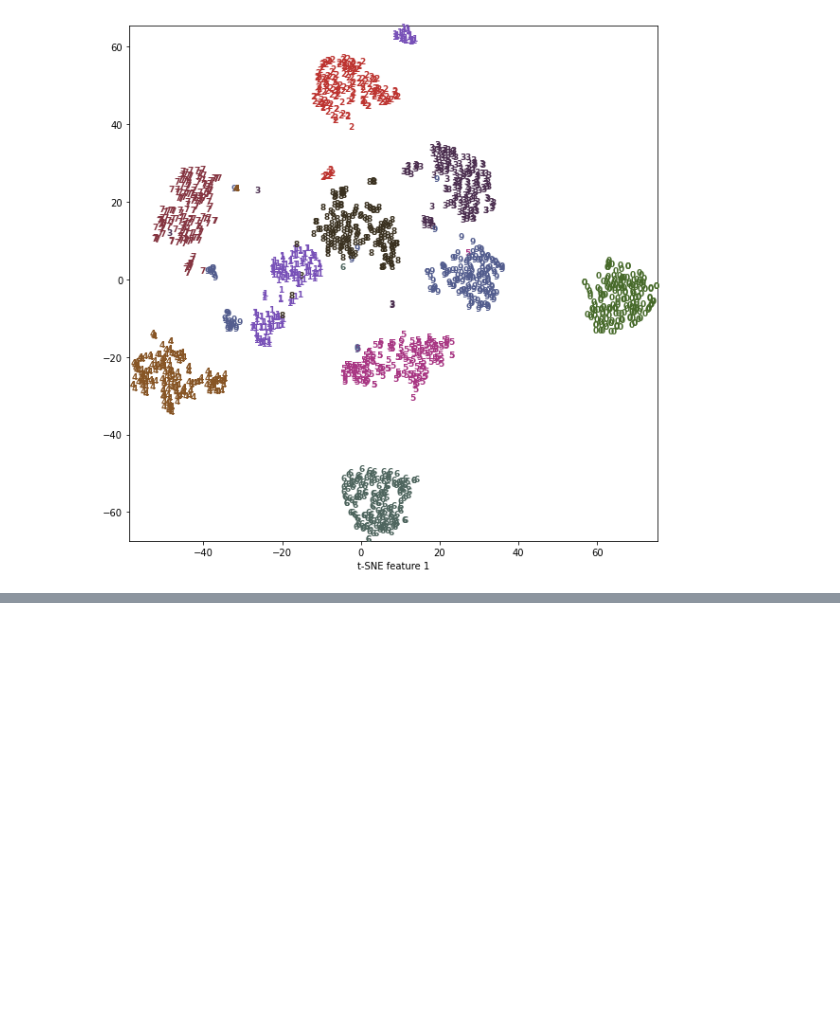
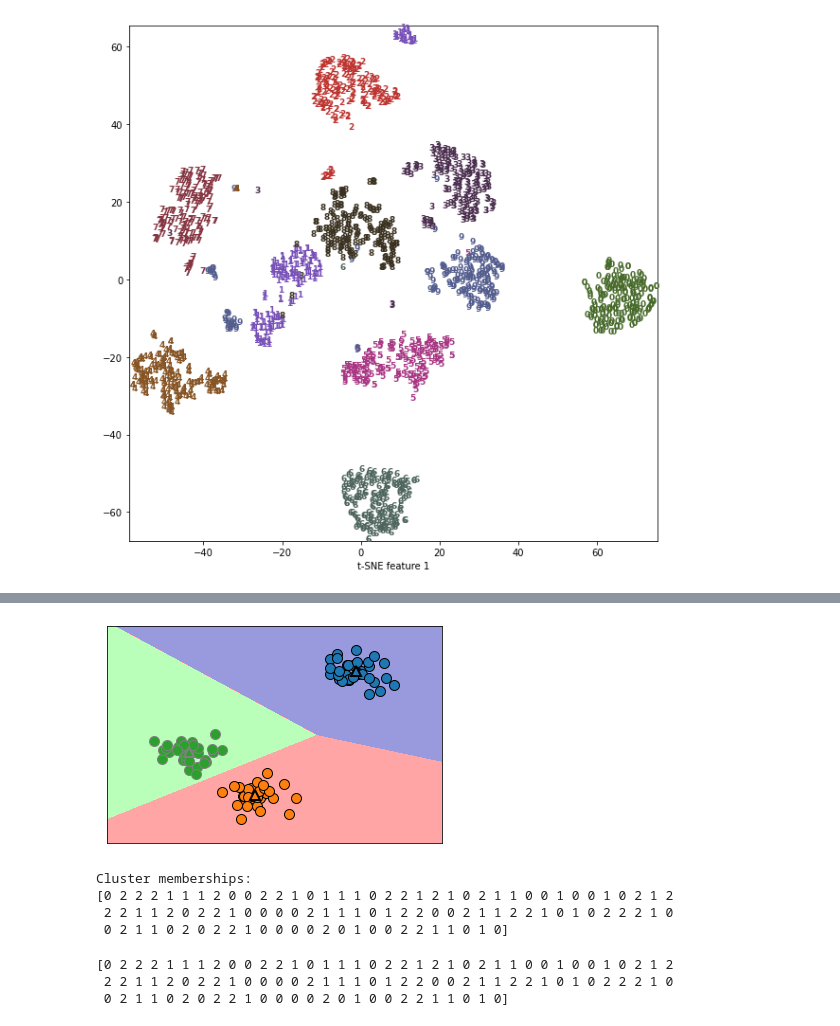
Before and after one commit to scottzig/ml-python-muller-guido, a Jupyter notebook: chapter_3.ipynb, the cells around one changed output, grey strips where cells are left out. Saved outputs shown, nothing was run; the diff lists cells and outputs as text; code cells hidden in the pictures; blank space fills up the shorter version.

Commit message:
Added work on k-means clustering.

```diff
--- a/chapter_3.ipynb
+++ b/chapter_3.ipynb
@@ -501,0 +513,31 @@ plt.xlabel("t-SNE feature 1");
+# %%
+# Show the boundaries from the previous example
+mglearn.plots.plot_kmeans_boundaries()
+# %% [output]
+[figure, added]
+# %%
+# Applying the k-means algorithm with scikit-learn involves instantiating the object and passing the number of clusters
+from sklearn.datasets import make_blobs
+from sklearn.cluster import KMeans
+
+# synthetic 2D data
+X, y = make_blobs(random_state=1)
+
+# build model
+kmeans = KMeans(n_clusters=3)
+kmeans.fit(X)
+
+# show cluster membership from trained model
+print("Cluster memberships:\n{}".format(kmeans.labels_))
+# %% [output]
+Cluster memberships:
+[0 2 2 2 1 1 1 2 0 0 2 2 1 0 1 1 1 0 2 2 1 2 1 0 2 1 1 0 0 1 0 0 1 0 2 1 2
+ 2 2 1 1 2 0 2 2 1 0 0 0 0 2 1 1 1 0 1 2 2 0 0 2 1 1 2 2 1 0 1 0 2 2 2 1 0
+ 0 2 1 1 0 2 0 2 2 1 0 0 0 0 2 0 1 0 0 2 2 1 1 0 1 0]
+# %%
+# We can also assign cluster centers to new points with predict. Running this on the training set (should) yield the same results.
+print(kmeans.predict(X))
+# %% [output]
+[0 2 2 2 1 1 1 2 0 0 2 2 1 0 1 1 1 0 2 2 1 2 1 0 2 1 1 0 0 1 0 0 1 0 2 1 2
+ 2 2 1 1 2 0 2 2 1 0 0 0 0 2 1 1 1 0 1 2 2 0 0 2 1 1 2 2 1 0 1 0 2 2 2 1 0
+ 0 2 1 1 0 2 0 2 2 1 0 0 0 0 2 0 1 0 0 2 2 1 1 0 1 0]
```
Also changed, not shown: parts of 13 cells of this notebook.
